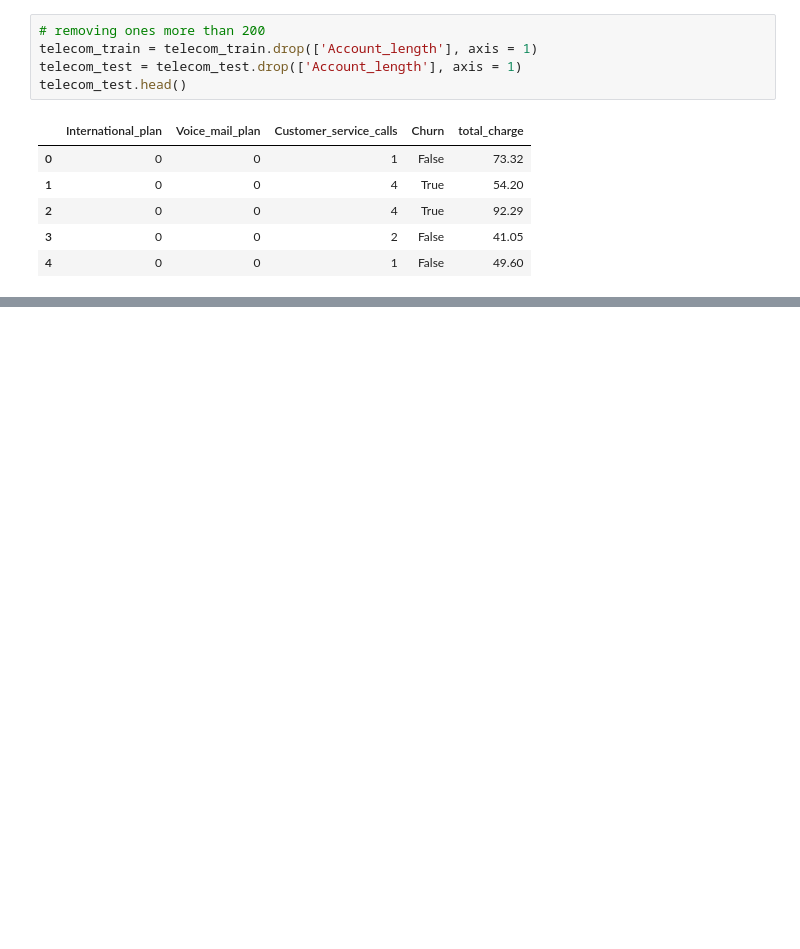
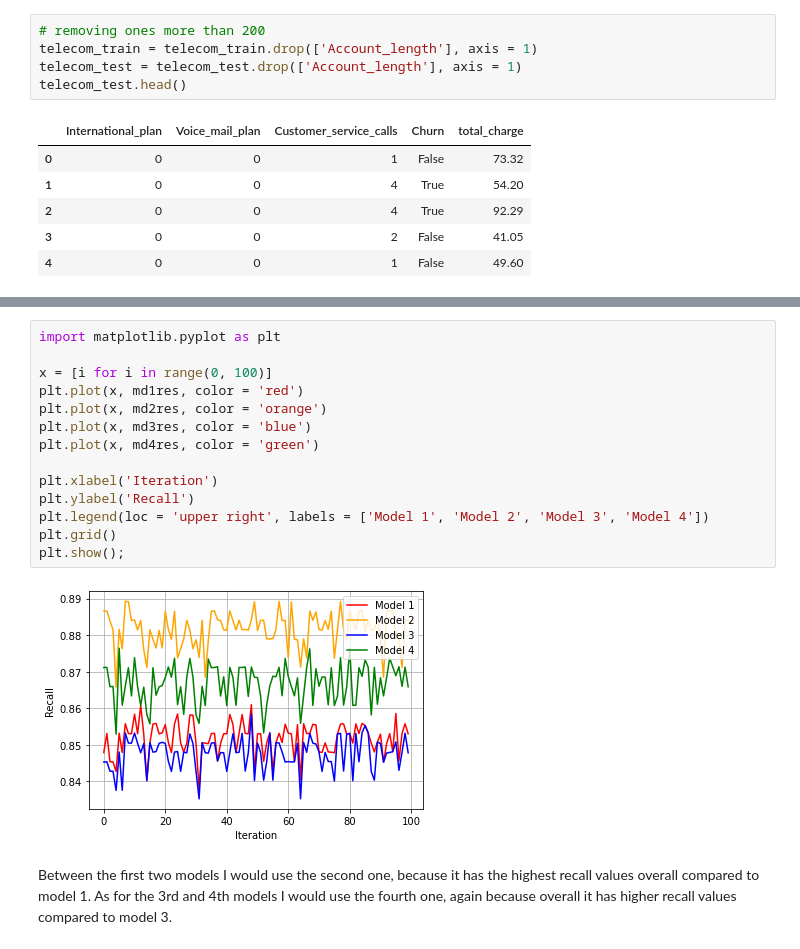
Before and after one commit to rachdoyle/DATA-445, a Jupyter notebook: rachael-folder/Exam 1/Exam 1 Q2.ipynb, the cells around one changed output, grey strips where cells are left out. Drawn from its saved outputs; the diff is of its cells as text; blank space fills up the shorter version.

```diff
--- a/rachael-folder/Exam 1/Exam 1 Q2.ipynb
+++ b/rachael-folder/Exam 1/Exam 1 Q2.ipynb
@@ -199,0 +267,19 @@ for i in range (0,100):
+# %%
+import matplotlib.pyplot as plt
+
+x = [i for i in range(0, 100)]
+plt.plot(x, md1res, color = 'red')
+plt.plot(x, md2res, color = 'orange')
+plt.plot(x, md3res, color = 'blue')
+plt.plot(x, md4res, color = 'green')
+
+plt.xlabel('Iteration')
+plt.ylabel('Recall')
+plt.legend(loc = 'upper right', labels = ['Model 1', 'Model 2', 'Model 3', 'Model 4'])
+plt.grid()
+plt.show();
+# %% [output]
+[figure, added]
+# %% [markdown]
+Between the first two models I would use the second one, because it has the highest recall values overall compared to model 1.
+As for the 3rd and 4th models I would use the fourth one, again because overall it has higher recall values compared to model 3.
```
Also changed, not shown: parts of 6 cells of this notebook.
